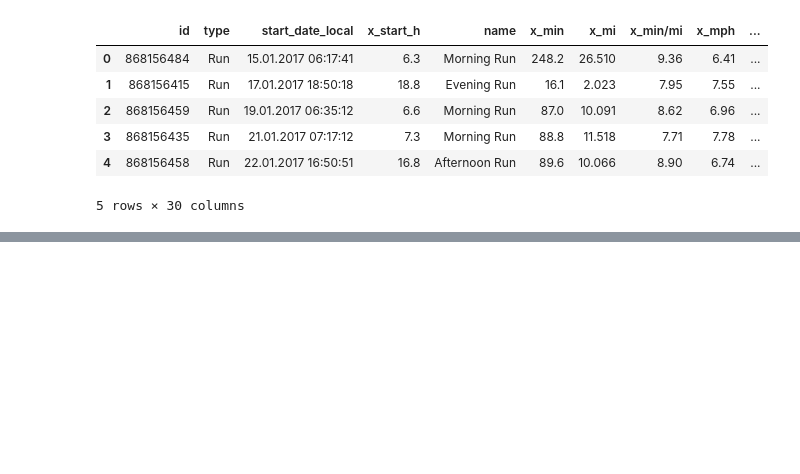
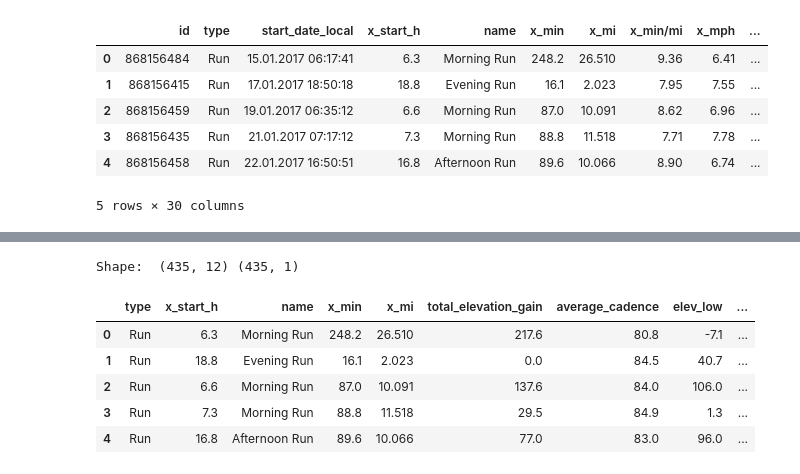
Before and after one commit to jmbruner37/fitness_tracking, a Jupyter notebook: ac_activities_torben_107.ipynb, the cells around one changed output, grey strips where cells are left out. Drawn from its saved outputs; the diff is of its cells as text; code cells hidden in the pictures; blank space fills up the shorter version.

```diff
--- a/ac_activities_torben_107.ipynb
+++ b/ac_activities_torben_107.ipynb
@@ -19,0 +52,17 @@ activities_csv.head()
+# %%
+#X = activities[["x_min", "x_mi", "name"]]
+X = activities[["type", "x_start_h", "name", "x_min", "x_mi", "total_elevation_gain", "average_cadence", "elev_low", "elev_high", "athlete_count", "distance", "elapsed_time"]]
+y = activities["x_min/mi"].values.reshape(-1, 1)
+
+print("Shape: ", X.shape, y.shape)
+# %% [output]
+Shape:  (435, 12) (435, 1)
+# %%
+X.head()
+# %% [output]
+|  | type | x_start_h | name | x_min | x_mi | total_elevation_gain | average_cadence | elev_low | ... |
+| 0 | Run | 6.3 | Morning Run | 248.2 | 26.510 | 217.6 | 80.8 | -7.1 | ... |
+| 1 | Run | 18.8 | Evening Run | 16.1 | 2.023 | 0.0 | 84.5 | 40.7 | ... |
+| 2 | Run | 6.6 | Morning Run | 87.0 | 10.091 | 137.6 | 84.0 | 106.0 | ... |
+| 3 | Run | 7.3 | Morning Run | 88.8 | 11.518 | 29.5 | 84.9 | 1.3 | ... |
+| 4 | Run | 16.8 | Afternoon Run | 89.6 | 10.066 | 77.0 | 83.0 | 96.0 | ... |
```
Also changed, not shown: parts of 17 cells of this notebook.
